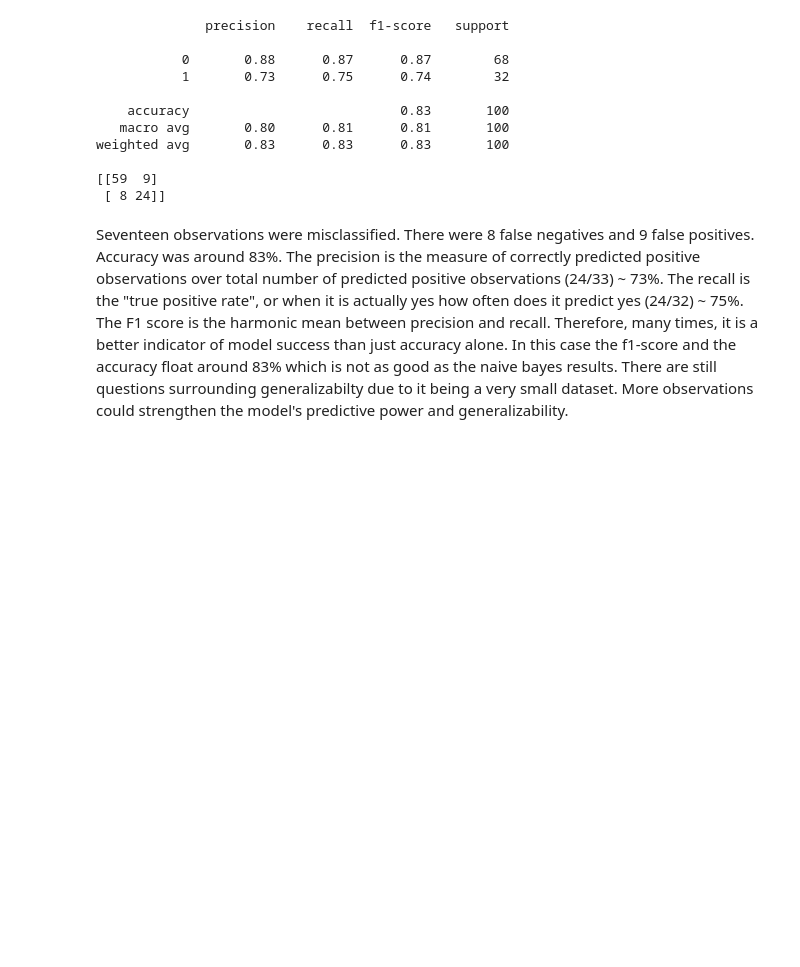
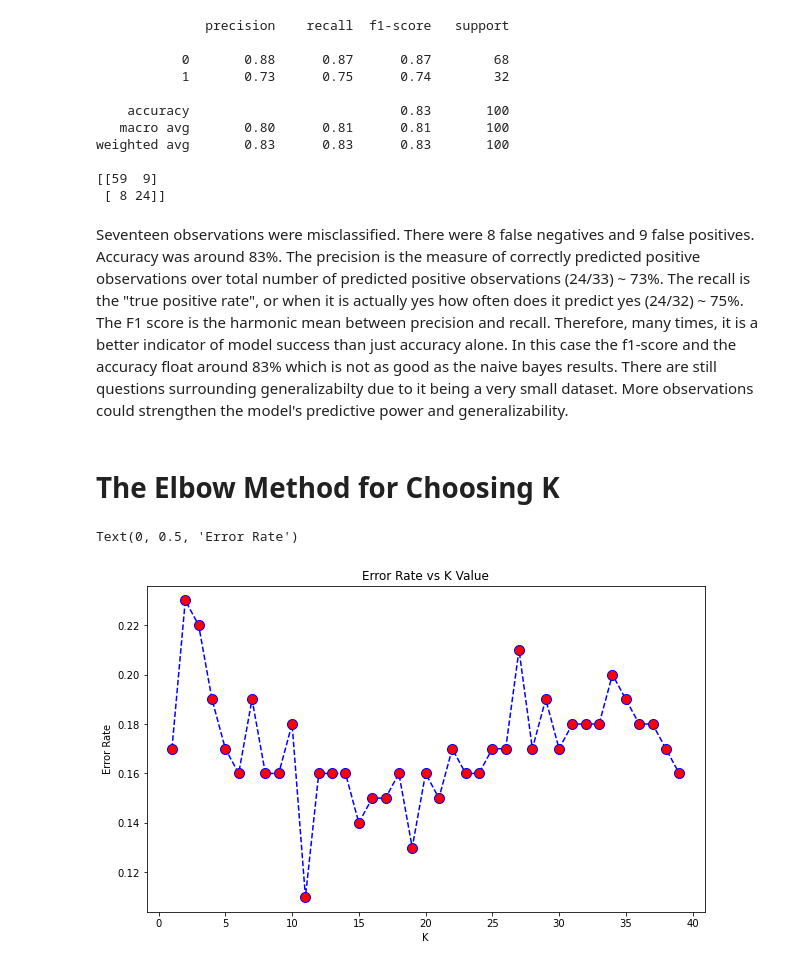
Before and after one commit to purvimt017/Sample-Projects, a Jupyter notebook: Machine Learning Projects/Other Projects/Classifying Purchasing - Training KNN.ipynb, the cells around one changed output. Cells and saved outputs as stored; diff of their text form; code cells hidden in the pictures; blank space fills up the shorter version.

```diff
--- a/Machine Learning Projects/Other Projects/Classifying Purchasing - Training KNN.ipynb
+++ b/Machine Learning Projects/Other Projects/Classifying Purchasing - Training KNN.ipynb
@@ -73,3 +73,24 @@ weighted avg       0.83      0.83      0.83       100
  [ 8 24]]
 # %% [markdown]
 Seventeen observations were misclassified. There were 8 false negatives and 9 false positives. Accuracy was around 83%. The precision is the measure of correctly predicted positive observations over total number of predicted positive observations (24/33) ~ 73%. The recall is the "true positive rate", or when it is actually yes how often does it predict yes (24/32) ~ 75%. The F1 score is the harmonic mean between precision and recall. Therefore, many times, it is a better indicator of model success than just accuracy alone. In this case the f1-score and the accuracy float around 83% which is not as good as the naive bayes results. There are still questions surrounding generalizabilty due to it being a very small dataset. More observations could strengthen the model's predictive power and generalizability.
+# %% [markdown]
+# The Elbow Method for Choosing K
+# %%
+error_rate = []
+
+for i in range(1,40):
+    knn = KNeighborsClassifier(n_neighbors = i)
+    knn.fit(X_train, y_train)
+    pred_i = knn.predict(X_test)
+    error_rate.append(np.mean(pred_i != y_test))#avg where predictions did not equal actual values #avg error
+
+#plotting results
+plt.figure(figsize = (10, 6))
+plt.plot(range(1, 40), error_rate, color = 'blue', linestyle='dashed', marker = 'o'
+         ,markerfacecolor='red', markersize=10)
+plt.title('Error Rate vs K Value')
+plt.xlabel('K')
+plt.ylabel('Error Rate')
+# %% [output]
+Text(0, 0.5, 'Error Rate')
+[figure, added]
```
Also changed, not shown: parts of 2 cells of this notebook.
